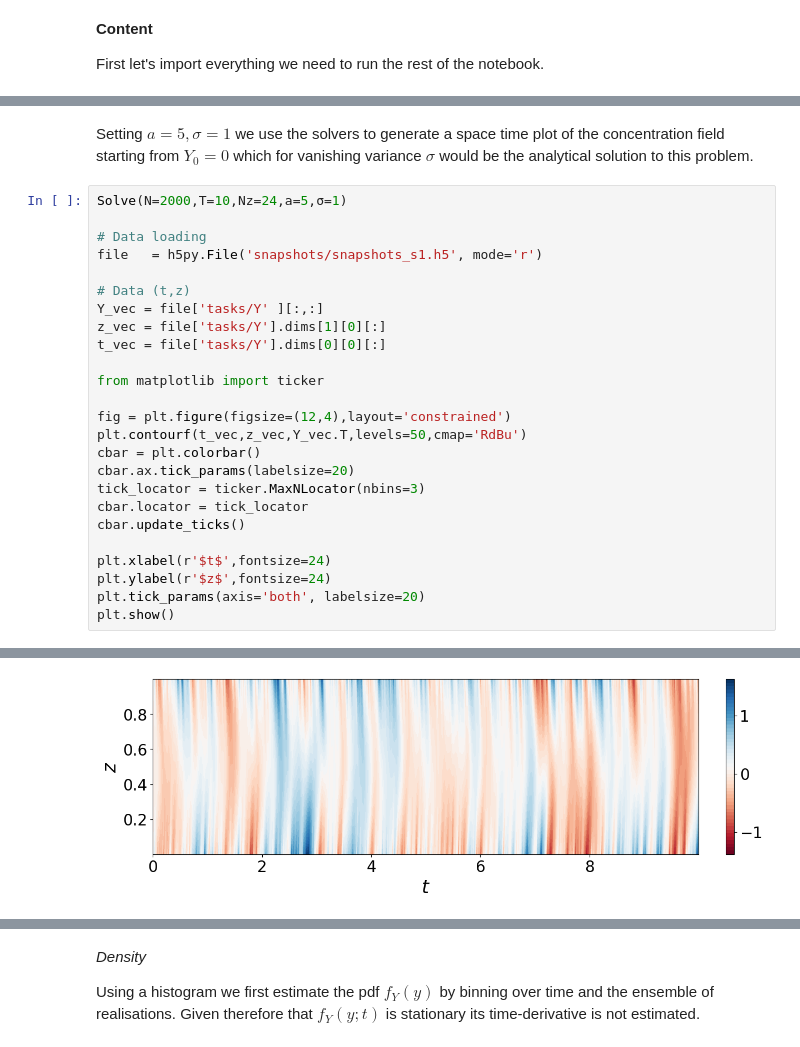
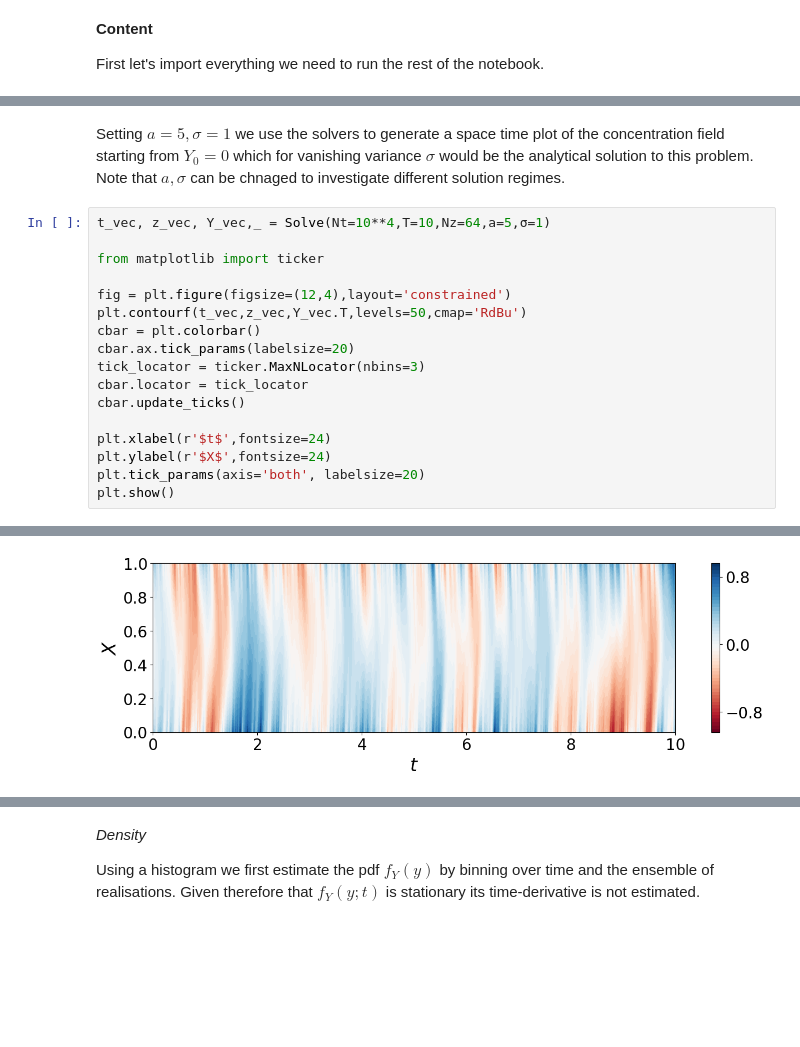
Before and after one commit to D-stratify/Theory, a Jupyter notebook: Diffusion/Diffusion_1D_Stochastic_BCS.ipynb, the cells around one changed output, grey strips where cells are left out. Drawn from its saved outputs; the diff is of its cells as text; blank space fills up the shorter version.

Commit message:
Updated diffusion problem for JFM

```diff
--- a/Diffusion/Diffusion_1D_Stochastic_BCS.ipynb
+++ b/Diffusion/Diffusion_1D_Stochastic_BCS.ipynb
@@ -158,15 +102,7 @@ def Solve(N=1000,T=1,Nz=24,a=5,σ=1,W=None):
 # %% [markdown]
-Setting $a=5,\sigma=1$ we use the solvers to generate a space time plot of the concentration field starting from $Y_0 = 0$ which for vanishing variance $\sigma$ would be the analytical solution to this problem.
+Setting $a=5,\sigma=1$ we use the solvers to generate a space time plot of the concentration field starting from $Y_0 = 0$ which for vanishing variance $\sigma$ would be the analytical solution to this problem. Note that $a,\sigma$ can be chnaged to investigate different solution regimes.
 # %%
-Solve(N=2000,T=10,Nz=24,a=5,σ=1)
-
-# Data loading
-file   = h5py.File('snapshots/snapshots_s1.h5', mode='r')
-
-# Data (t,z)
-Y_vec = file['tasks/Y' ][:,:]
-z_vec = file['tasks/Y'].dims[1][0][:]
-t_vec = file['tasks/Y'].dims[0][0][:]
+t_vec, z_vec, Y_vec,_ = Solve(Nt=10**4,T=10,Nz=64,a=5,σ=1)
 
 from matplotlib import ticker
 
@@ -179,7 +115,7 @@ cbar.locator = tick_locator
 cbar.update_ticks()
 
 plt.xlabel(r'$t$',fontsize=24)
-plt.ylabel(r'$z$',fontsize=24)
+plt.ylabel(r'$X$',fontsize=24)
 plt.tick_params(axis='both', labelsize=20)
 plt.show()
 # %% [output]
@@ -189,4 +122,4 @@ plt.show()
-[figure, old version]
+[figure, new version]
 # %% [markdown]
 The forward Kolmogorov equation describing the *global scalar concentration* is given by
 \begin{equation}
```
Also changed, not shown: parts of 16 cells of this notebook, 4 other files.
